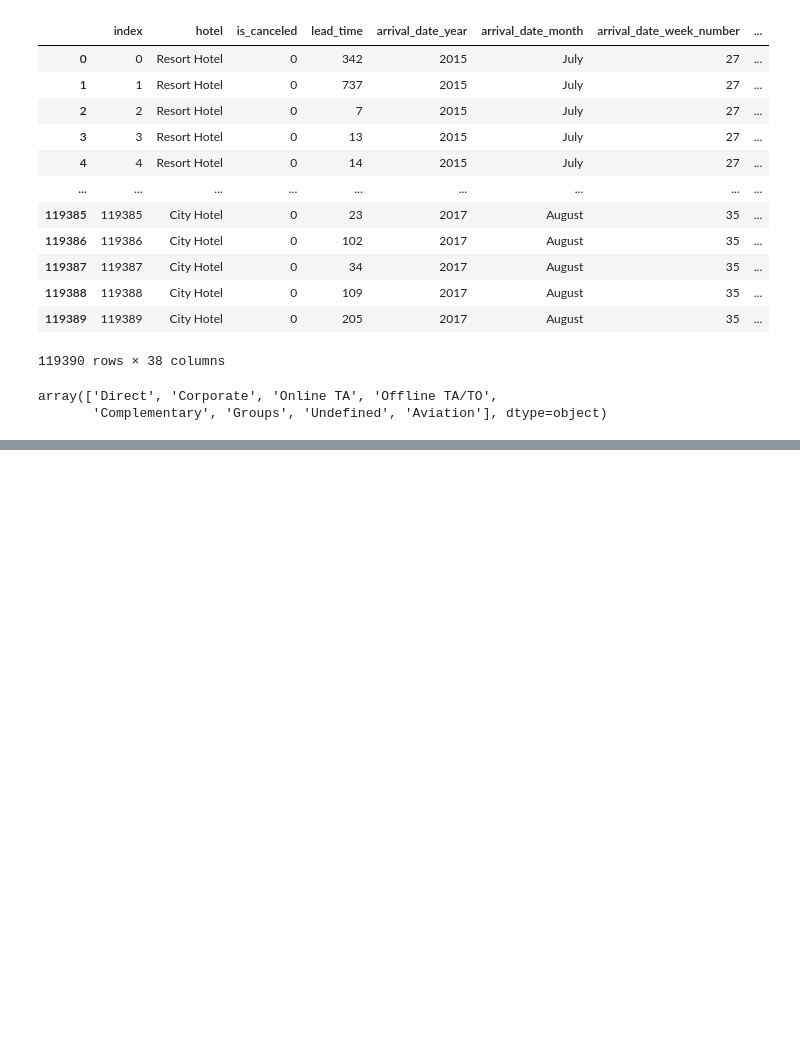
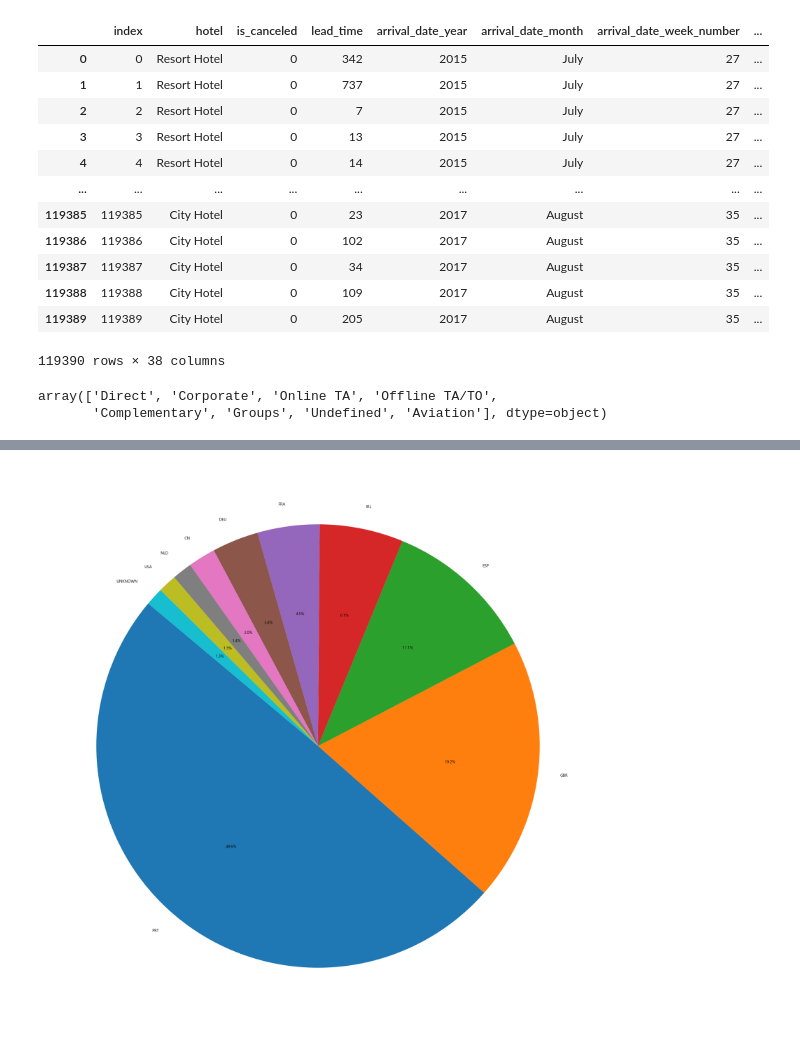
Before and after one commit to wjco/DAStudy-sun2, a Jupyter notebook: jss/hotel_booking_analysis/hotel_booking.ipynb, the cells around one changed output, grey strips where cells are left out. Drawn from its saved outputs; the diff is of its cells as text; code cells hidden in the pictures; blank space fills up the shorter version.

```diff
--- a/jss/hotel_booking_analysis/hotel_booking.ipynb
+++ b/jss/hotel_booking_analysis/hotel_booking.ipynb
@@ -310,0 +363,8 @@ array(['Direct', 'Corporate', 'Online TA', 'Offline TA/TO',
+# %%
+resort_cust_country=resort_hotel.groupby(['country'])['country'].size().sort_values(ascending=False).head(10).reset_index(name='count')
+# %%
+plt.figure(figsize=(25, 25))
+plt.pie(resort_cust_country['count'], labels=resort_cust_country['country'], autopct='%1.1f%%', startangle=140)
+plt.show()
+# %% [output]
+[figure, added]
```
Also changed, not shown: parts of 32 cells of this notebook.
